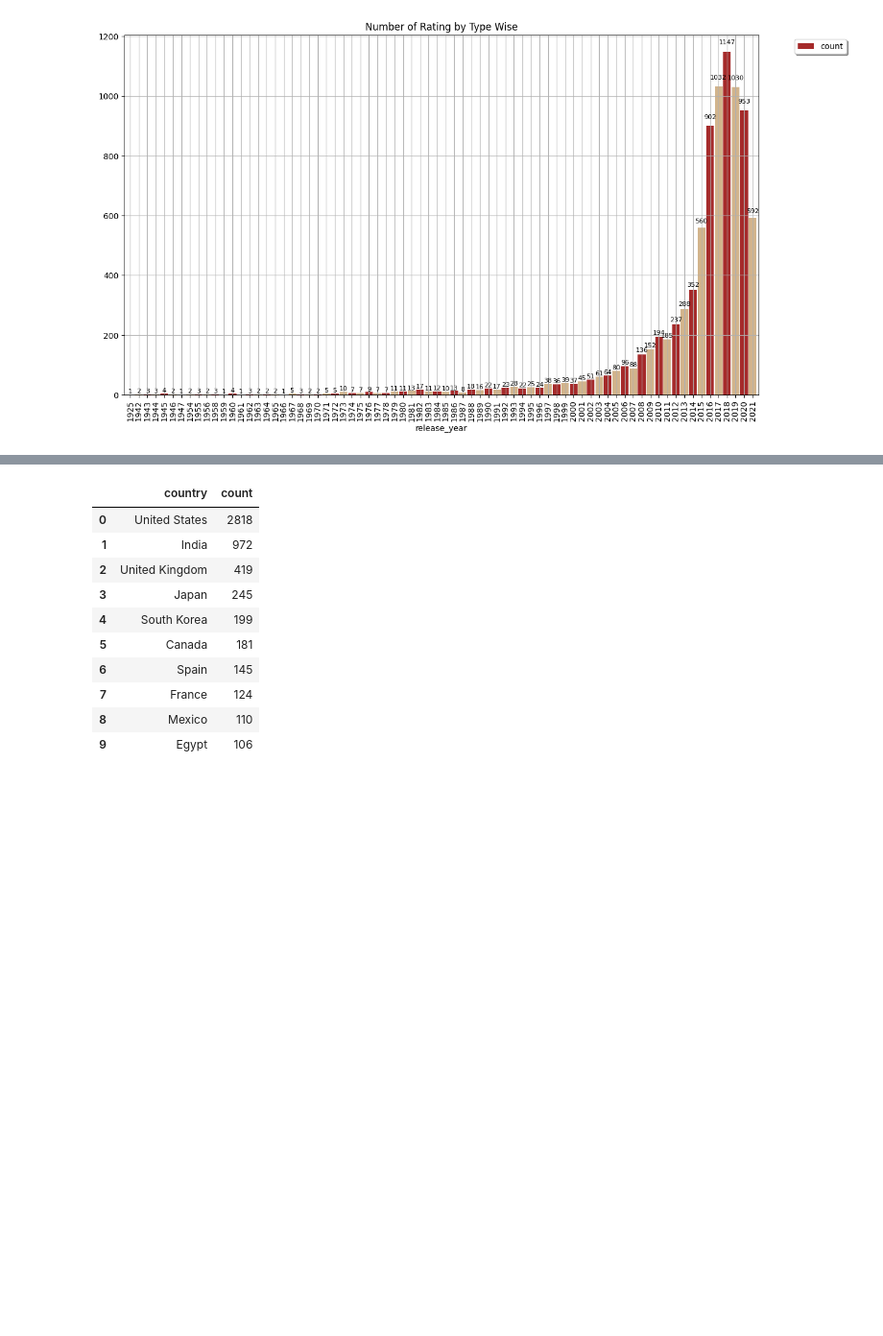
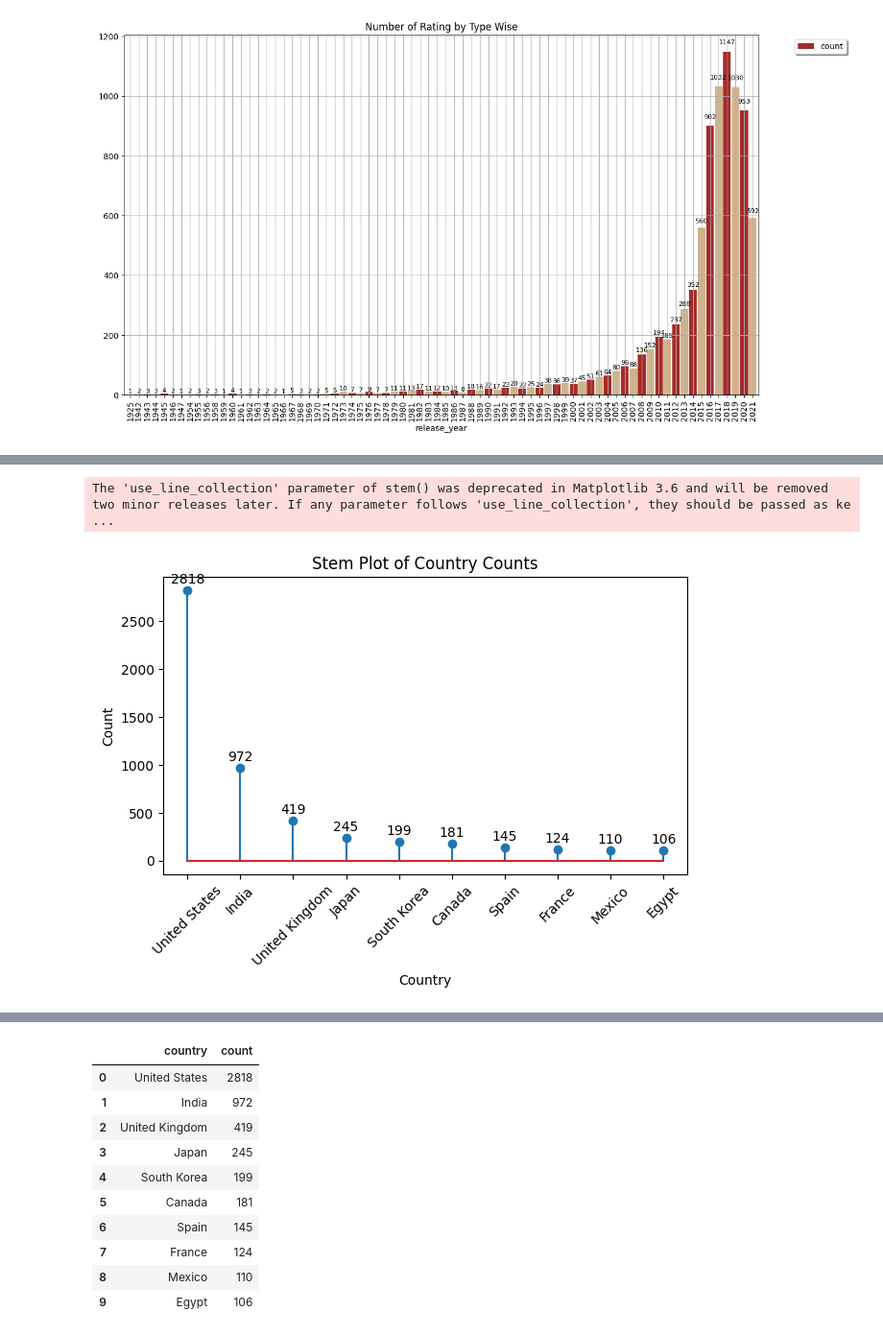
Before and after one commit to Udhay2898/Netflix_EDA, a Jupyter notebook: Nertflix_EDA.ipynb, the cells around one changed output, grey strips where cells are left out. Shown: that part at 96% size. Saved outputs shown, nothing was run; the diff lists cells and outputs as text; code cells hidden in the pictures; blank space fills up the shorter version.

```diff
--- a/Nertflix_EDA.ipynb
+++ b/Nertflix_EDA.ipynb
@@ -396,6 +396,25 @@ fig.update_layout(
 fig.show()
 # %% [output]
 [interactive output not drawn]
+# %%
+# Stem plot
+plt.stem(top_country['country'], top_country['count'], use_line_collection=True)
+
+for i, count in enumerate(top_country['count']):
+    plt.annotate(f'{count}', (i, count), textcoords="offset points", xytext=(0,5), ha='center')
+
+tick = range(len(top_country))
+plt.xticks(ticks=tick, labels=top_country['country'],rotation=45)
+plt.title('Stem Plot of Country Counts')
+plt.xlabel('Country')
+plt.ylabel('Count')
+
+# Show the plot
+plt.tight_layout()
+plt.show()
+# %% [output]
+The 'use_line_collection' parameter of stem() was deprecated in Matplotlib 3.6 and will be removed two minor releases later. If any parameter follows 'use_line_collection', they should be passed as ke ...
+[figure, added]
 # %%
 content_type_distribution = df.groupby(['year_added', 'type']).size().unstack().fillna(0)
 
```
Also changed, not shown: parts of 8 cells of this notebook.
